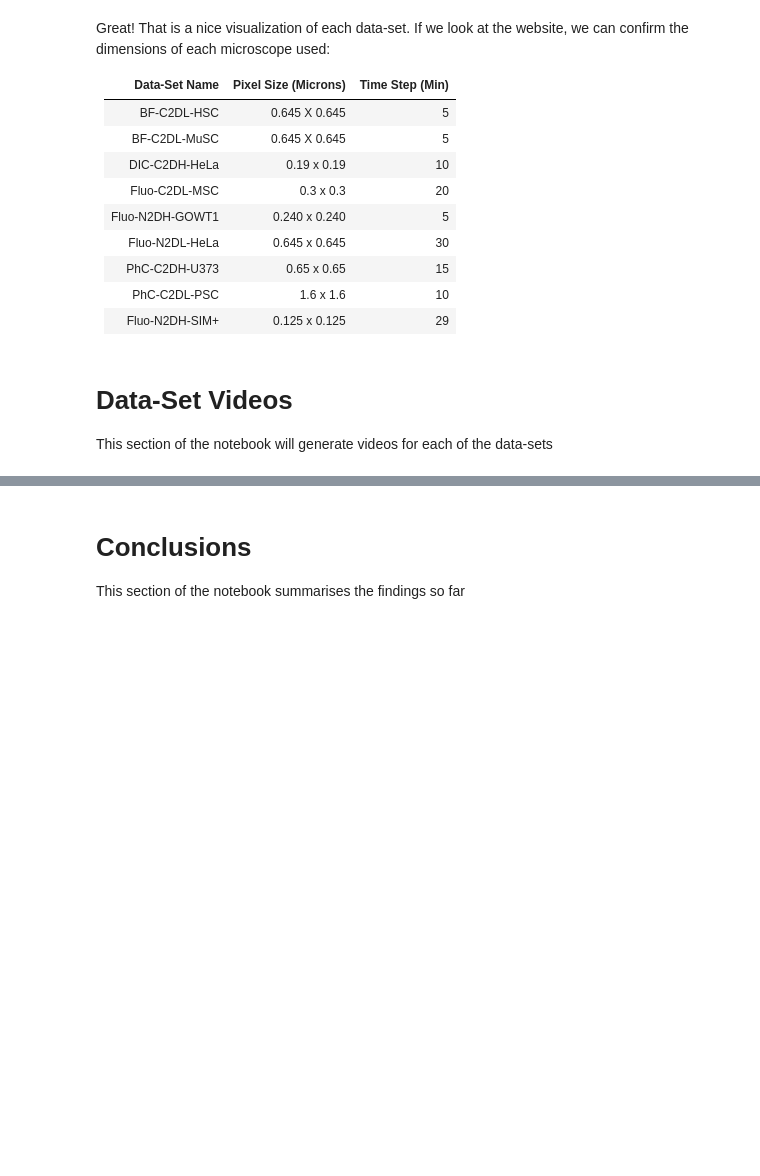
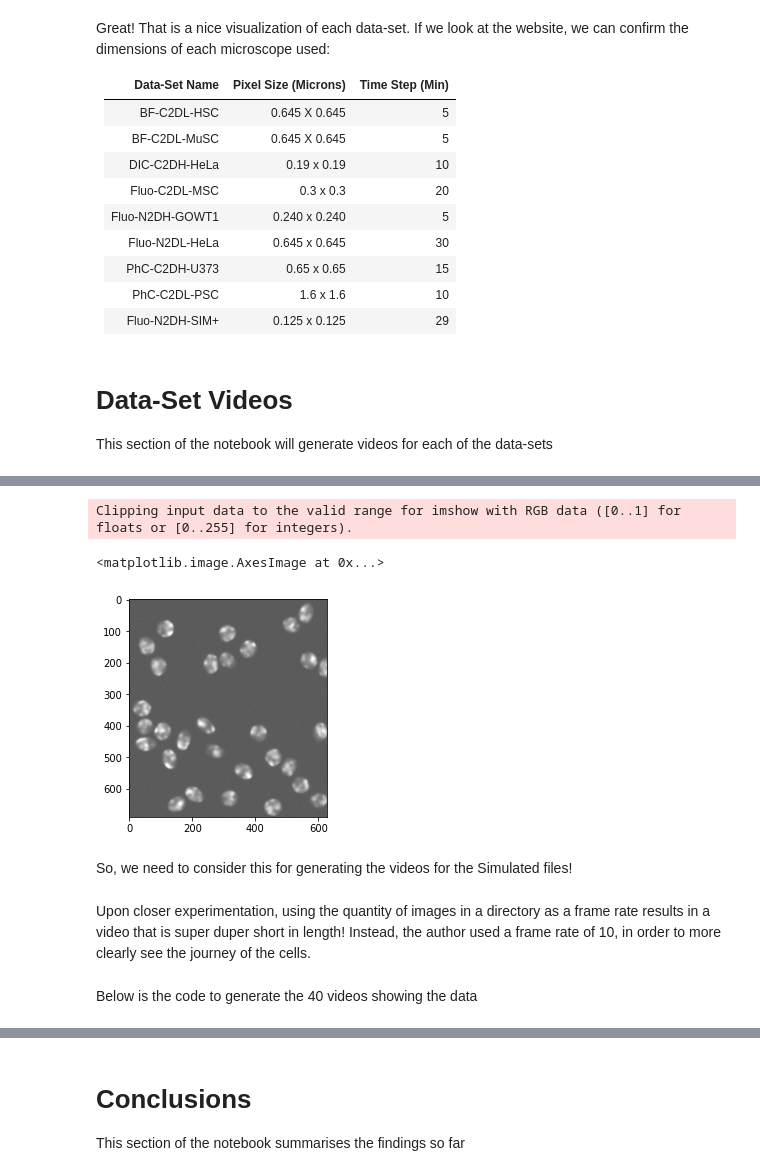
Before and after one commit to alexgoudemond/COMP700, a Jupyter notebook: Data-Set Exploration.ipynb, the cells around one changed output, grey strips where cells are left out. Saved outputs shown, nothing was run; the diff lists cells and outputs as text; code cells hidden in the pictures; blank space fills up the shorter version.

```diff
--- a/Data-Set Exploration.ipynb
+++ b/Data-Set Exploration.ipynb
@@ -499,0 +635,17 @@ Each video (for Training and Challenge) will be saved here
+# %%
+path = walk(current_directory + "\\DataSetExploration\\SimulatedSamples")
+
+img = plt.imread( current_directory + "\\DataSetExploration\\SimulatedSamples\\t000.tif" )
+img = cv2.cvtColor(img, cv2.COLOR_RGB2BGR)
+img = cv2.cvtColor(img, cv2.COLOR_BGR2RGB)
+plt.imshow(img)
+# %% [output]
+Clipping input data to the valid range for imshow with RGB data ([0..1] for floats or [0..255] for integers).
+<matplotlib.image.AxesImage at 0x...>
+[figure, added]
+# %% [markdown]
+So, we need to consider this for generating the videos for the Simulated files!
+# %% [markdown]
+Upon closer experimentation, using the quantity of images in a directory as a frame rate results in a video that is super duper short in length! Instead, the author used a frame rate of 10, in order to more clearly see the journey of the cells.
+# %% [markdown]
+Below is the code to generate the 40 videos showing the data
```
Also changed, not shown: parts of 31 cells of this notebook, 5 other files.
